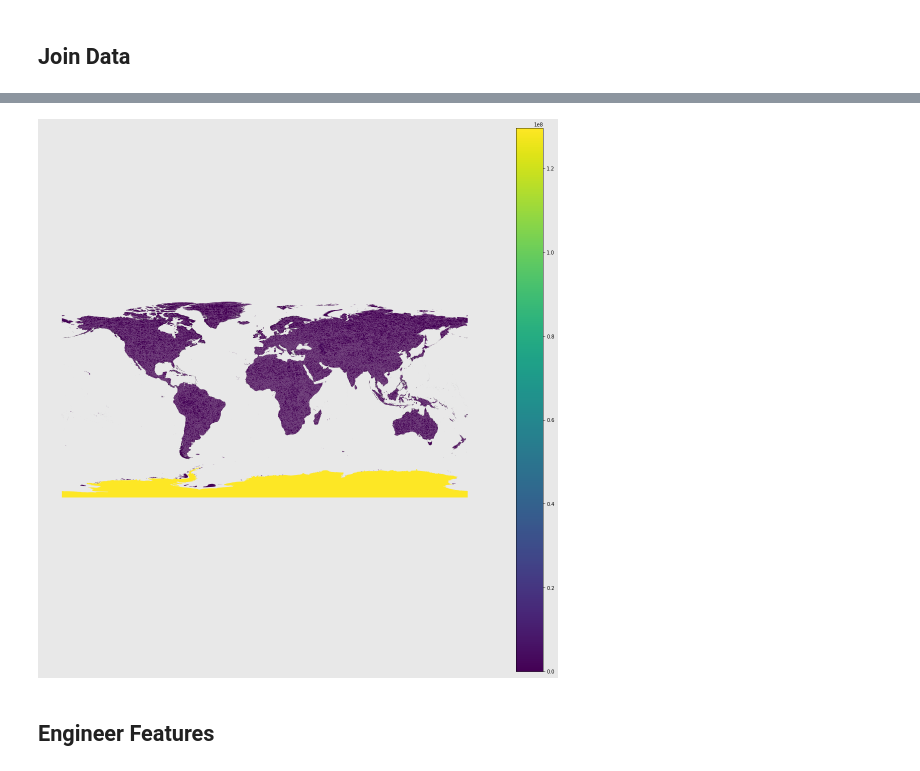
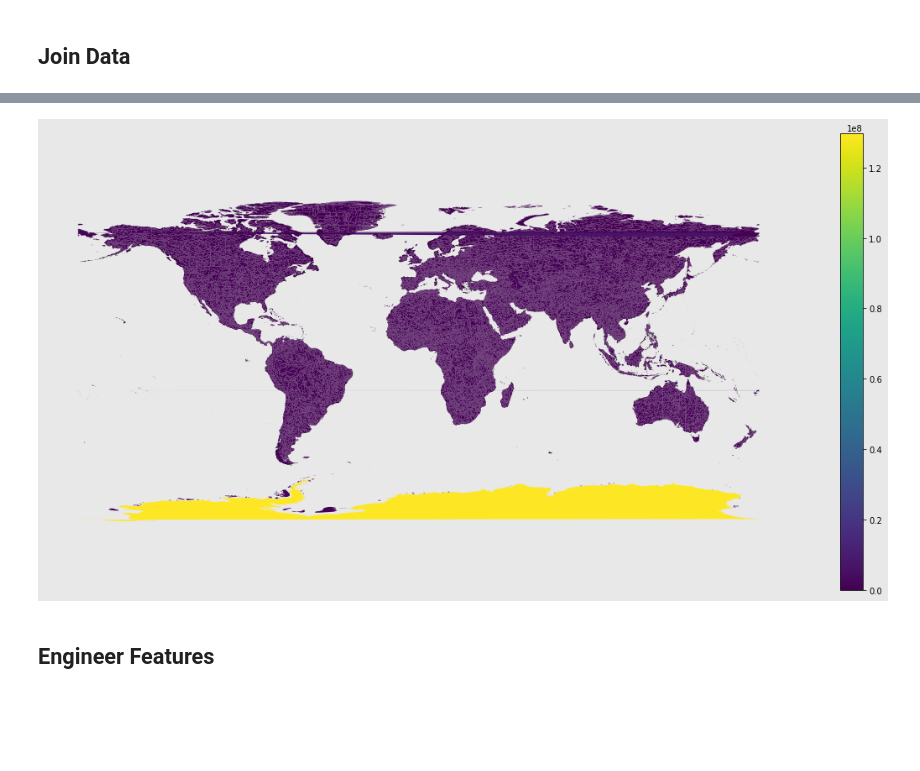
Before and after one commit to jmlasalle/water-risk-classification, a Jupyter notebook: Data-Wrangling.ipynb, the cells around one changed output, grey strips where cells are left out. Drawn from its saved outputs; the diff is of its cells as text; code cells hidden in the pictures; blank space fills up the shorter version.

```diff
--- a/Data-Wrangling.ipynb
+++ b/Data-Wrangling.ipynb
@@ -285,5 +206,0 @@ ghs_stats
-# %%
-aq['mean_ghs'] = [s['mean'] for s in ghs_stats]
-aq['median_ghs'] = [t['median'] for t in ghs_stats]
-aq['sum_ghs'] = [u['sum'] for u in ghs_stats]
-aq.head(10)
@@ -303,5 +206,0 @@ aq.head(10)
-# %%
-aq['mean_infant_mort'] = [s['mean'] for s in mortality_stats]
-aq['median_infant_mort'] = [t['median'] for t in mortality_stats]
-aq['sum_infant_mort'] = [u['sum'] for u in mortality_stats]
-aq.head(10)
@@ -320,0 +207,6 @@ aq.head(10)
+# %%
+aq_join['sum_pop'] = [u['sum'] for u in ghs_stats]
+
+# aq_join.loc[np.isinf(aq_join['sum_pop']) == True, 'sum_pop'] = float('NaN')
+# %%
+aq_join = aq_join.to_crs(aq.crs)
@@ -321,10 +227,10 @@ aq.head(10)
 # %%
-fig, ax = plt.subplots(figsize=(20,20), facecolor='#E8E8E8')
-aq.plot(ax = ax, column = 'sum_ghs', legend=True)
+fig, ax = plt.subplots(figsize=(20,10), facecolor='#E8E8E8')
+aq_join.plot(ax = ax, column = 'sum_pop', legend=True)
 ax.set_axis_off()
 
 # it doesn't look good
 # %% [output]
-[figure, old version]
+[figure, new version]
 # %% [markdown]
 ## Engineer Features
```
Also changed, not shown: parts of 32 cells of this notebook, 1 other file.
